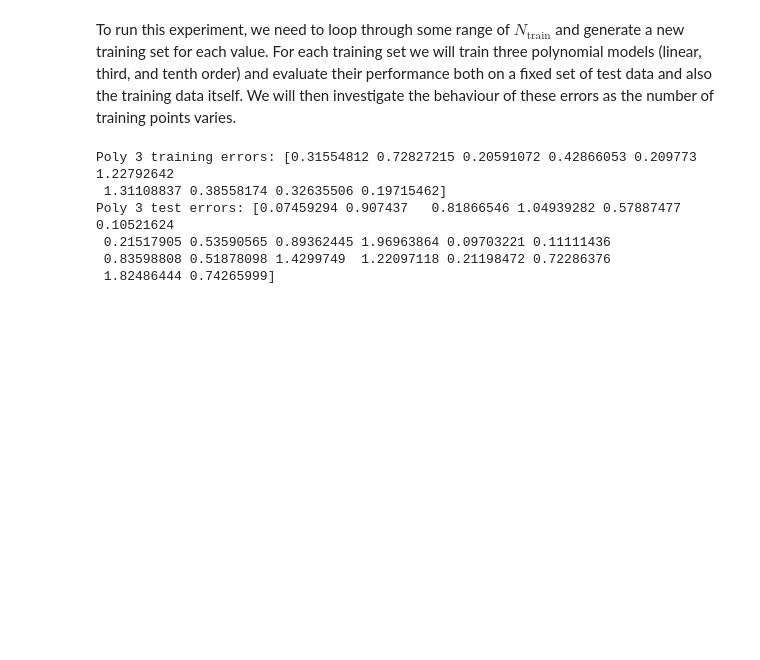
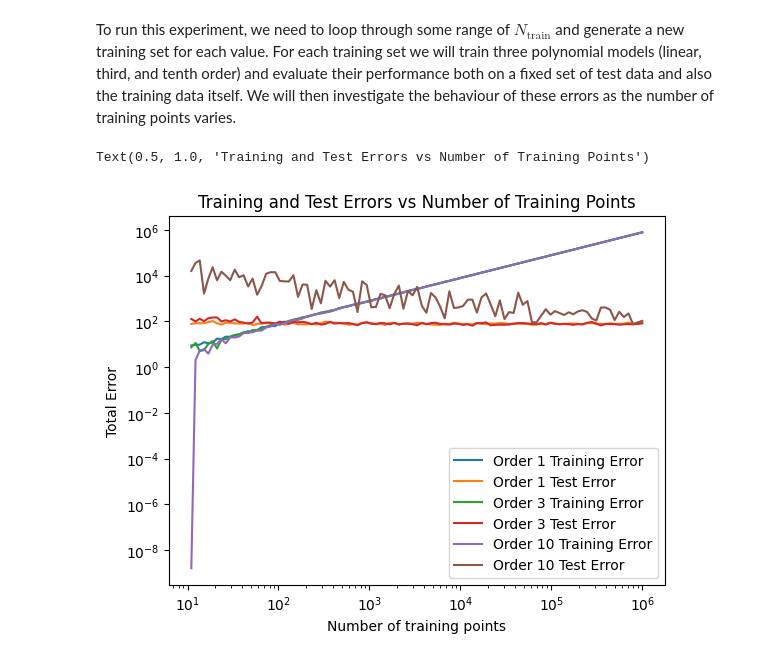
Before and after one commit to AlexBM173/MPhil-DiS, a Jupyter notebook: M1/Example sheet 1/es1_question2.ipynb, the cells around one changed output. Saved outputs shown, nothing was run; the diff lists cells and outputs as text; code cells hidden in the pictures; blank space fills up the shorter version.

```diff
--- a/M1/Example sheet 1/es1_question2.ipynb
+++ b/M1/Example sheet 1/es1_question2.ipynb
@@ -164,39 +164,68 @@ def fit_and_evaluate(N_train, sigma_train, order, N_test, sigma_test):
     x = np.linspace(0.05, 0.95, N_train)
     # Generate some Gaussian noise
     s = sigma_train * np.random.randn(N_train)
     # Data points as a linear model with Gaussian noise
     y = 2 * x + s
 
     # Fit a model of a given order to the training data
     poly = PolynomialFeatures(degree=order)
     X = poly.fit_transform(x[:,np.newaxis])
     clf = linear_model.LinearRegression()
     clf.fit(X,y)
 
     # Test the model predictions. Create some test data
     max_x=1.2
     x_test=max_x*np.random.random(N_test)
     # Draw random noise
     s_test = sigma_test*np.random.randn(N_test)
 
     y_test=2*x_test+s_test
 
     X_train_pred = poly.transform(x[:,np.newaxis])
     training_predictions = clf.predict(X_train_pred)
     training_errors = np.sqrt((y - training_predictions) ** 2)
 
     X_test_pred = poly.transform(x_test[:,np.newaxis])
     test_predictions = clf.predict(X_test_pred)
     test_errors = np.sqrt((y_test - test_predictions) ** 2)
     return(training_errors, test_errors)
 
-poly3_training_errors, poly3_test_errors = fit_and_evaluate(10, 1, 3, 20, 1)
-print("Poly 3 training errors:", poly3_training_errors)
-print("Poly 3 test errors:", poly3_test_errors)
+order_1_train = []
+order_1_test = []
+order_3_train = []
+order_3_test = []
+order_10_train = []
+order_10_test = []
+
+sizes = np.linspace(1,6,100)
+
+for i in [1,3,10]:
+    for j in sizes:
+        training_errors, test_errors = fit_and_evaluate(int(10 ** j + 1), 1, i, 100, 1)
+        if i == 1:
+            order_1_train.append(np.sum(training_errors))
+            order_1_test.append(np.sum(test_errors))
+        elif i == 3:
+            order_3_train.append(np.sum(training_errors))
+            order_3_test.append(np.sum(test_errors))
+        elif i == 10:
+            order_10_train.append(np.sum(training_errors))
+            order_10_test.append(np.sum(test_errors))
+
+num_points = 10 ** np.linspace(1,6,100) + 1
+
+plt.plot(num_points, order_1_train, label='Order 1 Training Error')
+plt.plot(num_points, order_1_test, label='Order 1 Test Error')
+plt.plot(num_points, order_3_train, label='Order 3 Training Error')
+plt.plot(num_points, order_3_test, label='Order 3 Test Error')
+plt.plot(num_points, order_10_train, label='Order 10 Training Error')
+plt.plot(num_points, order_10_test, label='Order 10 Test Error')
+plt.xscale('log')
+plt.yscale('log')
+plt.xlabel('Number of training points')
+plt.ylabel('Total Error')
+plt.legend()
+plt.title('Training and Test Errors vs Number of Training Points')
 # %% [output]
-Poly 3 training errors: [0.31554812 0.72827215 0.20591072 0.42866053 0.209773   1.22792642
- 1.31108837 0.38558174 0.32635506 0.19715462]
-Poly 3 test errors: [0.07459294 0.907437   0.81866546 1.04939282 0.57887477 0.10521624
- 0.21517905 0.53590565 0.89362445 1.96963864 0.09703221 0.11111436
- 0.83598808 0.51878098 1.4299749  1.22097118 0.21198472 0.72286376
- 1.82486444 0.74265999]
+Text(0.5, 1.0, 'Training and Test Errors vs Number of Training Points')
+[figure, added]
```
Also changed, not shown: parts of 5 cells of this notebook.
